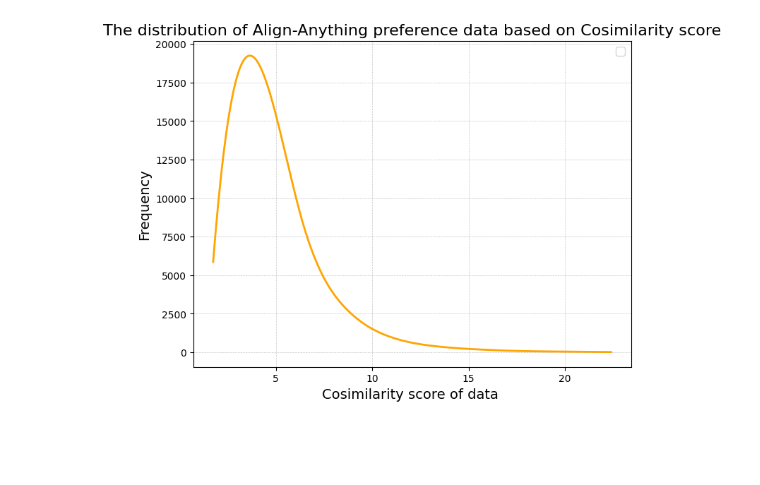
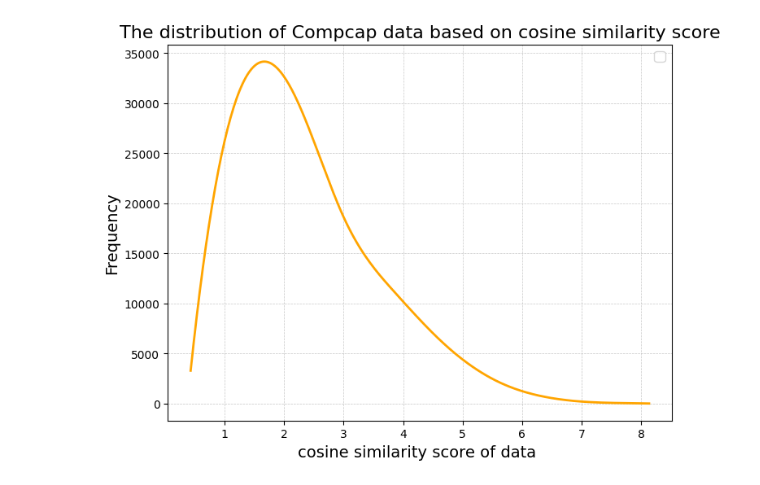
Before and after one commit to antoinegg1/SAELens-V, a Jupyter notebook: tutorials/data_filter.ipynb, the cells around one changed output. Saved outputs shown, nothing was run; the diff lists cells and outputs as text; code cells hidden in the pictures; blank space fills up the shorter version.

```diff
--- a/tutorials/data_filter.ipynb
+++ b/tutorials/data_filter.ipynb
@@ -5,13 +5,13 @@ import hashlib
 import os
 import tqdm
 # 示例文件路径
-file_path = "/mnt/file2/changye/dataset/Align-Anything-preference_interp/Align-Anything-preference_coocur.pt"
+file_path = "/mnt/file2/changye/dataset/interp/CompCap-gpt4_coocur.pt"
 
 os.environ['HF_DATASETS_CACHE']='/mnt/file2/changye/tmp'
 # 读取 .pt 文件
 data = torch.load(file_path)
 
-dataset_path="/mnt/file2/changye/dataset/Align-Anything_preference"
+dataset_path="/mnt/file2/changye/dataset/CompCap-gpt4/data"
 train_dataset = load_dataset(
             dataset_path,
             split="train",
@@ -29,6 +27,6 @@ Dataset({
 # %%
 # 定义需要保留的列
-columns_to_keep = ["question", "image", "response_1", "response_2", "overall_response"]
+columns_to_keep = [ 'id',"image", "conversations"]
 
 # 使用 remove_columns 移除不需要的列
 train_dataset = train_dataset.remove_columns([col for col in train_dataset.column_names if col not in columns_to_keep])
@@ -69,7 +67,7 @@ def generate_text_hash(text: str) -> str:
 # %%
 dataset_dict = {}
 for j, item in tqdm.tqdm(enumerate(train_dataset), desc="Processing data_list", unit="item"):
-    key = generate_text_hash(item['question']+item['response_1']+item['response_2'])
+    key = generate_text_hash(item['conversations'][0]["value"]+item['conversations'][1]["value"])
     if key not in dataset_dict:
         dataset_dict[key] = []
     dataset_dict[key].append(j)  # 记录每个idx对应的所有匹配位置
@@ -89,7 +87,7 @@ for i in tqdm.tqdm(range(len(data_list)), desc="Processing data_list", unit="ite
             if j not in index_set:  # 如果该项未匹配过
                 # 如果匹配，则将 value 从 data_list 加到 train_dataset 项中
                 new_item = train_dataset[j].copy()  # 拷贝 train_dataset 项
-                new_item["coocur"] = value_datalist
+                new_item["cooccur_score"] = value_datalist
                 formatted_dataset.append(new_item)
 
                 # 将已匹配的索引添加到 index_set
@@ -224,33 +220,33 @@ from collections import Counter
 
 # 假设 data_list 是一个包含数值的列表
 # 例如：
 # data_list = [1, 2, 2, 3, 3, 3, 4, 4, 4, 4]
 # values_list = [tensor['Cooccur'].cpu().item() if tensor['Cooccur'].is_cuda else tensor['Cooccur'].item() for tensor in formatted_dataset_sorted]
 values_list=[float(tensor["Cooccur_score"]) for tensor in formatted_dataset_sorted]
 # 统计频率
 num_bins = 10
 
 # 生成直方图
 frequencies, bin_edges = np.histogram(values_list, bins=num_bins)
 
 # 计算每个区间的中心点（用于插值）
 bin_centers = (bin_edges[:-1] + bin_edges[1:]) / 2
 
 # 使用样条插值将直方图转换为平滑曲线
 bin_centers_smooth = np.linspace(bin_centers[0], bin_centers[-1], 300)  # 插值点
 frequencies_smooth = make_interp_spline(bin_centers, frequencies)(bin_centers_smooth)
 
 # 绘图
 plt.figure(figsize=(8, 6))
 plt.plot(bin_centers_smooth, frequencies_smooth, color='orange', lw=2)
 
 
 # 样式设置
 plt.grid(which='both', linestyle='--', linewidth=0.5, alpha=0.7)
-plt.xlabel('Cosimilarity score of data ', fontsize=14)
+plt.xlabel('cosine similarity score of data ', fontsize=14)
 plt.ylabel('Frequency', fontsize=14)
-plt.title('The distribution of Align-Anything preference data based on Cosimilarity score', fontsize=16)
+plt.title('The distribution of Compcap data based on cosine similarity score', fontsize=16)
 plt.legend(fontsize=12)
 plt.show()
 # %% [output]
-[figure, old version]
+[figure, new version]
```
Also changed, not shown: parts of 13 cells of this notebook, 12 other files.
